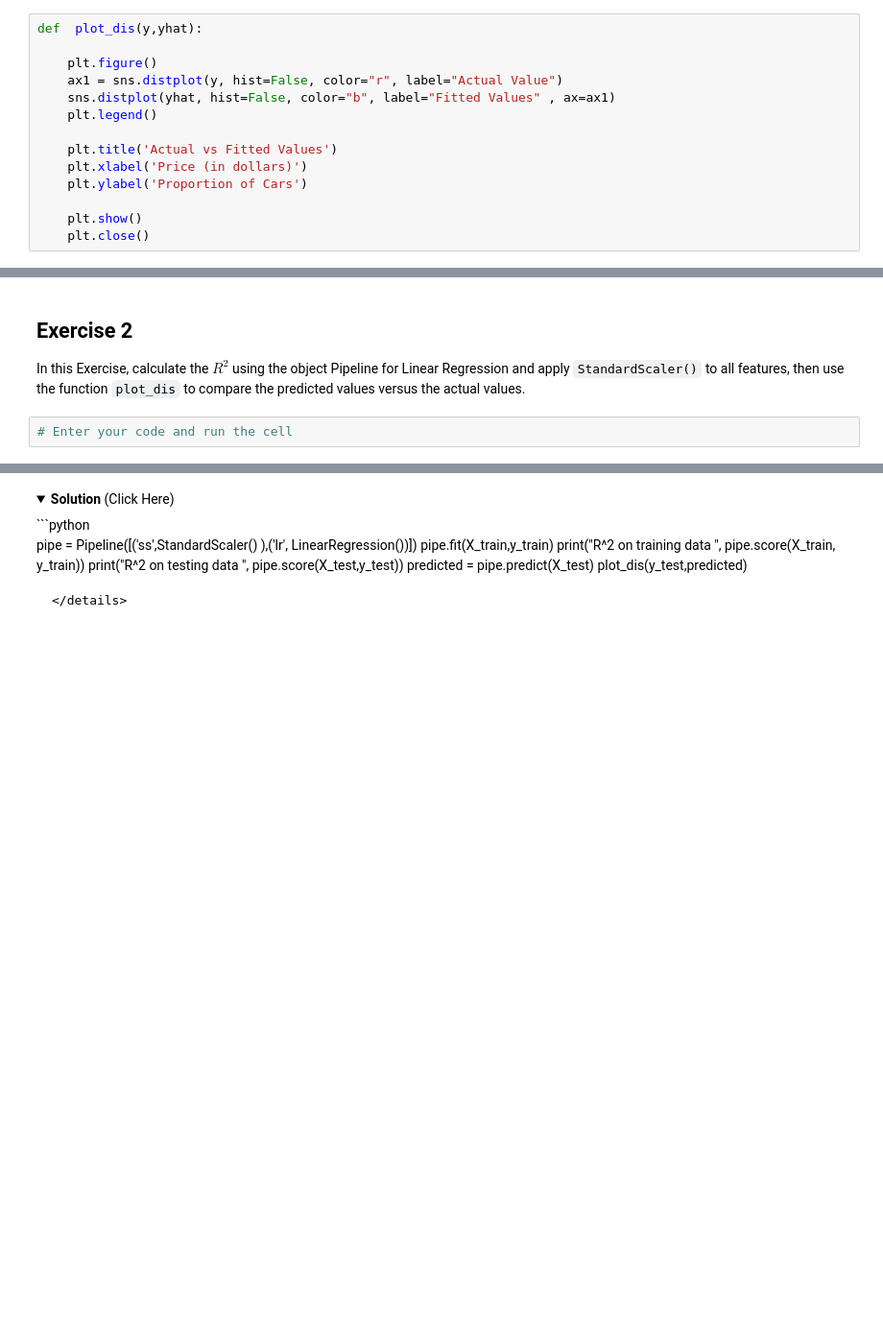
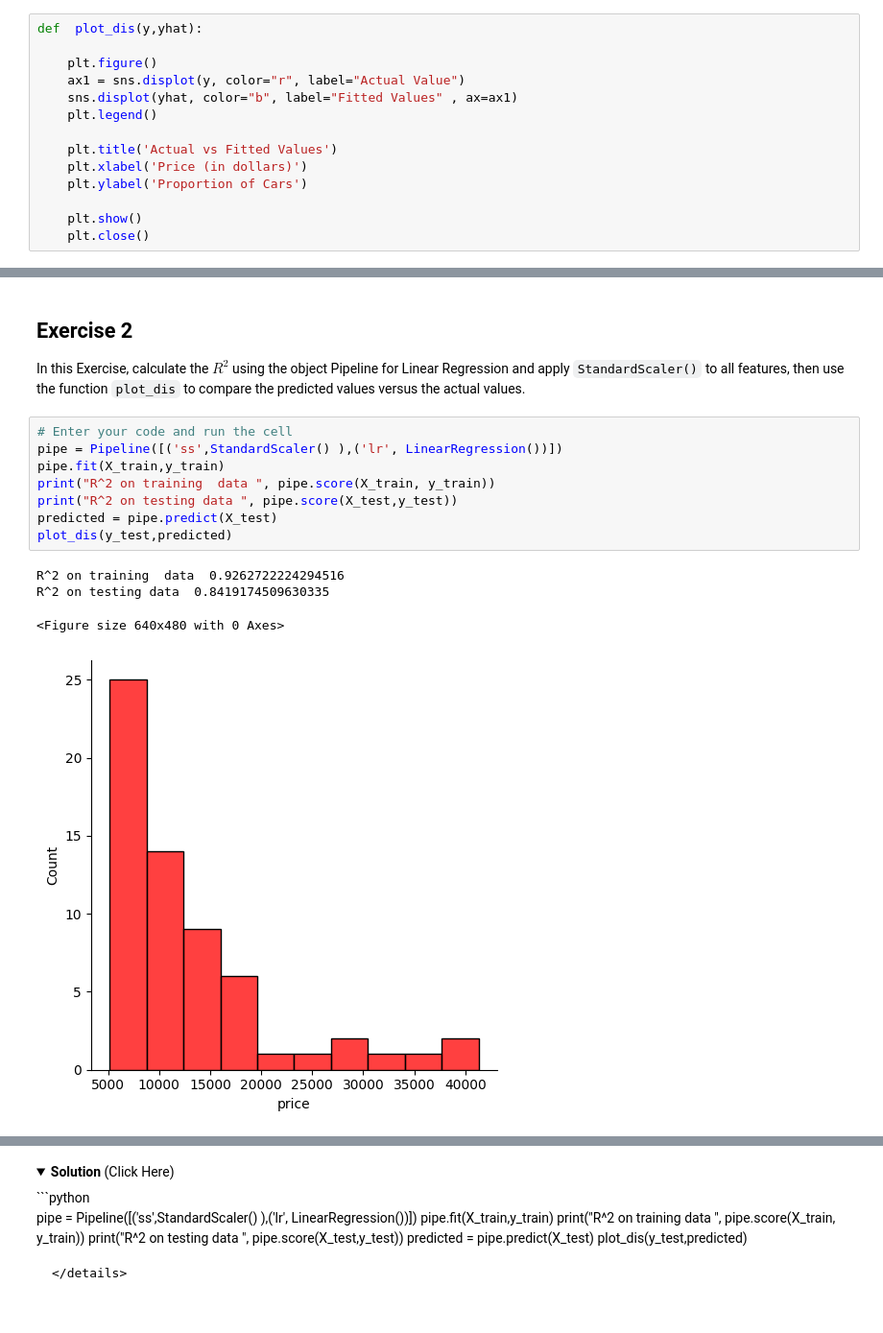
Before and after one commit to sslaquerre07/IBM_Machine_Learning, a Jupyter notebook: course2/module2/Polynomial_Regression.ipynb, the cells around one changed output, grey strips where cells are left out. Shown at 96% size. Saved outputs shown, nothing was run; the diff lists cells and outputs as text; folded sections open; blank space fills up the shorter version.

````diff
--- a/course2/module2/Polynomial_Regression.ipynb
+++ b/course2/module2/Polynomial_Regression.ipynb
@@ -104,8 +104,8 @@ The function below will plot the distribution of two inputs.
 def  plot_dis(y,yhat):
 
     plt.figure()
-    ax1 = sns.distplot(y, hist=False, color="r", label="Actual Value")
-    sns.distplot(yhat, hist=False, color="b", label="Fitted Values" , ax=ax1)
+    ax1 = sns.displot(y, color="r", label="Actual Value")
+    sns.displot(yhat, color="b", label="Fitted Values" , ax=ax1)
     plt.legend()
 
     plt.title('Actual vs Fitted Values')
@@ -223,5 +295,16 @@ From the above plot, we see that some individual features perform similarly to
 # %% [markdown]
 ## Exercise 2
 In this Exercise, calculate the $R^2$ using the object Pipeline for  Linear Regression and apply ```StandardScaler()``` to all features, then use the function ```plot_dis``` to compare the predicted values versus the actual values.
-# %%
-# Enter your code and run the cell
+# %%
+# Enter your code and run the cell
+pipe = Pipeline([('ss',StandardScaler() ),('lr', LinearRegression())])
+pipe.fit(X_train,y_train)
+print("R^2 on training  data ", pipe.score(X_train, y_train))
+print("R^2 on testing data ", pipe.score(X_test,y_test))
+predicted = pipe.predict(X_test)
+plot_dis(y_test,predicted)
+# %% [output]
+R^2 on training  data  0.9262722224294516
+R^2 on testing data  0.8419174509630335
+<Figure size 640x480 with 0 Axes>
+[figure, added]
````
Also changed, not shown: parts of 23 cells of this notebook.
